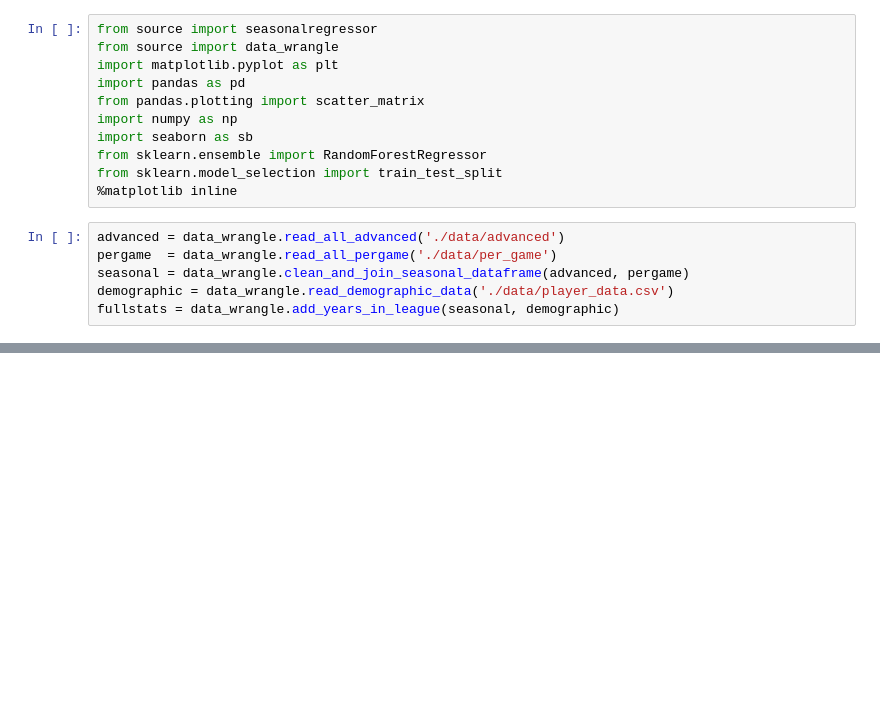
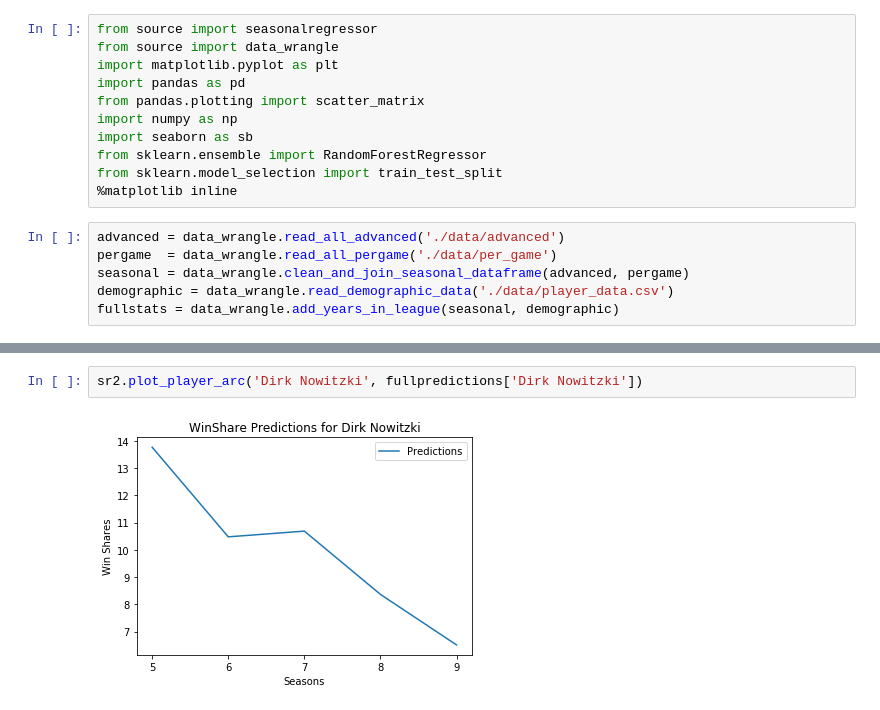
Before and after one commit to KirkAVoss/kv-capstone, a Jupyter notebook: NBAwinshare/2018.11.27 KV Work.ipynb, the cells around one changed output, grey strips where cells are left out. Saved outputs shown, nothing was run; the diff lists cells and outputs as text; blank space fills up the shorter version.

```diff
--- a/NBAwinshare/2018.11.27 KV Work.ipynb
+++ b/NBAwinshare/2018.11.27 KV Work.ipynb
@@ -17,0 +82,4 @@ fullstats = data_wrangle.add_years_in_league(seasonal, demographic)
+# %%
+sr2.plot_player_arc('Dirk Nowitzki', fullpredictions['Dirk Nowitzki'])
+# %% [output]
+[figure, added]
```
Also changed, not shown: parts of 7 cells of this notebook, 1 other file.
